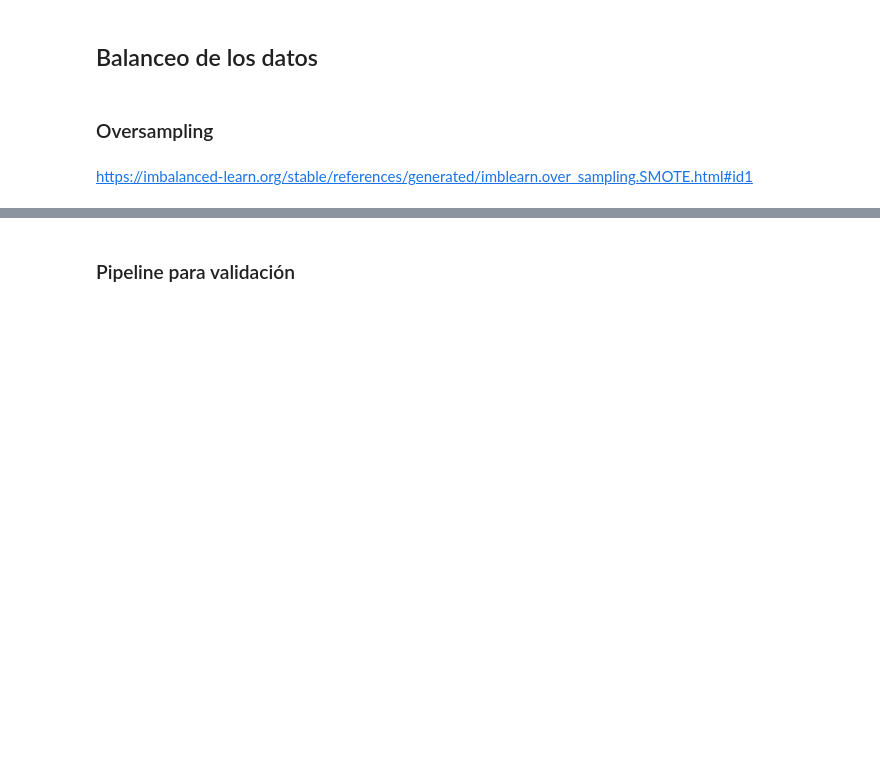
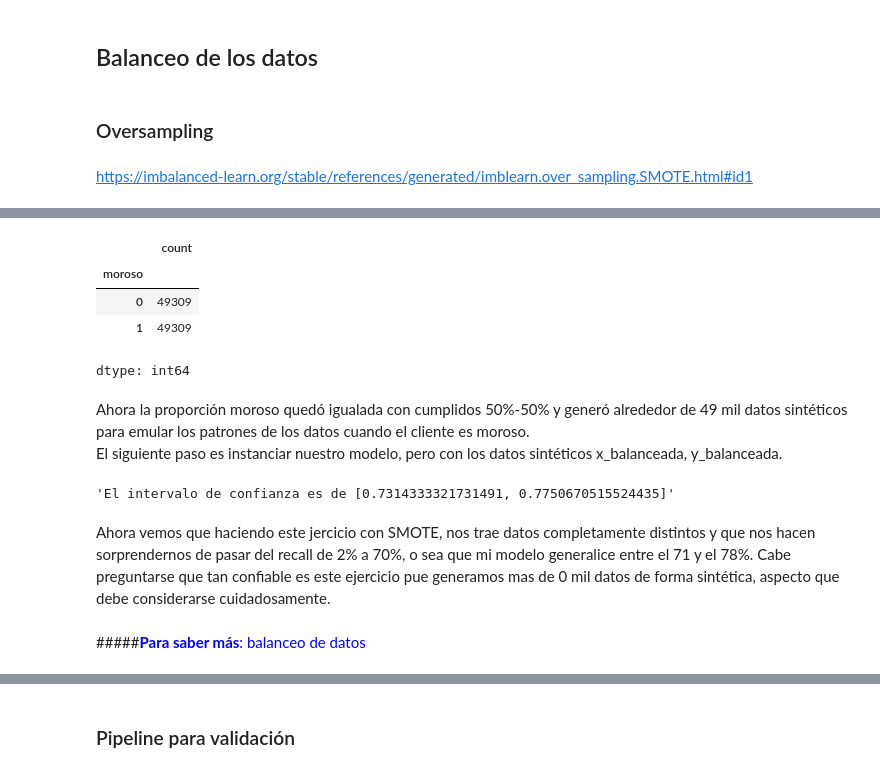
Before and after one commit to Maucho6340/2162-clasificacion-validacion-de-modelos-y-metricas, a Jupyter notebook: Clasificacion_validacion_y_metricas.ipynb, the cells around one changed output, grey strips where cells are left out. Saved outputs shown, nothing was run; the diff lists cells and outputs as text; code cells hidden in the pictures; blank space fills up the shorter version.

```diff
--- a/Clasificacion_validacion_y_metricas.ipynb
+++ b/Clasificacion_validacion_y_metricas.ipynb
@@ -626,0 +926,11 @@ https://imbalanced-learn.org/stable/references/generated/imblearn.over_sampling.
+# %%
+y_balanceada.value_counts()
+# %% [output]
+|  | count |
+| moroso |  |
+| 0 | 49309 |
+| 1 | 49309 |
+dtype: int64
+# %% [markdown]
+Ahora la proporción moroso quedó igualada con cumplidos 50%-50% y generó alrededor de 49 mil datos sintéticos para emular los patrones de los datos cuando el cliente es moroso.<br>
+El siguiente paso es instanciar nuestro modelo, pero con los datos sintéticos x_balanceada, y_balanceada.
@@ -626,0 +941,8 @@ https://imbalanced-learn.org/stable/references/generated/imblearn.over_sampling.
+# %%
+intervalo_confianza(cv_resultados)
+# %% [output]
+'El intervalo de confianza es de [0.7314333321731491, 0.7750670515524435]'
+# %% [markdown]
+Ahora vemos que haciendo este jercicio con SMOTE, nos trae datos completamente distintos y que nos hacen sorprendernos de pasar del recall de 2% a 70%, o sea que mi modelo generalice entre el 71 y el 78%. Cabe preguntarse que tan confiable es este ejercicio pue generamos mas de 0 mil datos de forma sintética, aspecto que debe considerarse cuidadosamente.
+# %% [markdown]
+#####<font color='blue'>**Para saber más**: balanceo de datos
```
Also changed, not shown: parts of 90 cells of this notebook.
